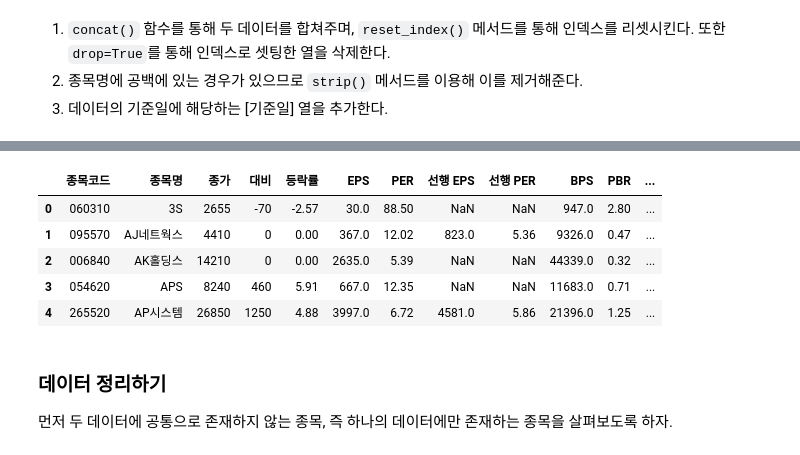
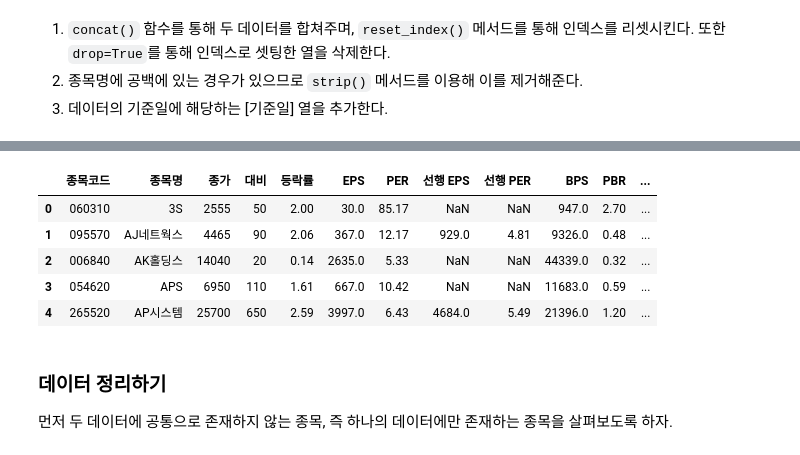
Before and after one commit to restful3/ml4t, a Jupyter notebook: source/파이썬을_이용한_퀀트_투자_포트폴리오_만들기/ch10_국내_주식_데이터_수집_Jtkim.ipynb, the cells around one changed output, grey strips where cells are left out. Saved outputs shown, nothing was run; the diff lists cells and outputs as text; code cells hidden in the pictures.

```diff
--- a/source/파이썬을_이용한_퀀트_투자_포트폴리오_만들기/ch10_국내_주식_데이터_수집_Jtkim.ipynb
+++ b/source/파이썬을_이용한_퀀트_투자_포트폴리오_만들기/ch10_국내_주식_데이터_수집_Jtkim.ipynb
@@ -248,35 +248,35 @@ OTP를 생성하는 부분인 [generate.cmd]를 확인해보면 [Payload] 탭의
 # %%
 import requests as rq
 from io import BytesIO
 import pandas as pd
 
 gen_otp_url = 'http://data.krx.co.kr/comm/fileDn/GenerateOTP/generate.cmd'
 gen_otp_data = {
     'searchType': '1',
     'mktId': 'ALL',
     'trdDd': biz_day,
     'csvxls_isNo': 'false',
     'name': 'fileDown',
     'url': 'dbms/MDC/STAT/standard/MDCSTAT03501'
 }
-headers = {'Referer': 'http://data.krx.co.kr/contents/MDC/MDI/mdiLoader'}
+headers = {'Referer': 'http://data.krx.co.kr/contents/MDC/MDI/mdiLoader','User-Agent': 'Mozilla/5.0'}
 otp = rq.post(gen_otp_url, gen_otp_data, headers=headers).text
 
 down_url = 'http://data.krx.co.kr/comm/fileDn/download_csv/download.cmd'
 krx_ind = rq.post(down_url, {'code': otp}, headers=headers)
 
 krx_ind = pd.read_csv(BytesIO(krx_ind.content), encoding='EUC-KR')
 krx_ind['종목명'] = krx_ind['종목명'].str.strip()
 krx_ind['기준일'] = biz_day
 
 krx_ind.head()
 # %% [output]
 |  | 종목코드 | 종목명 | 종가 | 대비 | 등락률 | EPS | PER | 선행 EPS | 선행 PER | BPS | PBR | ... |
-| 0 | 060310 | 3S | 2655 | -70 | -2.57 | 30.0 | 88.50 | NaN | NaN | 947.0 | 2.80 | ... |
-| 1 | 095570 | AJ네트웍스 | 4410 | 0 | 0.00 | 367.0 | 12.02 | 823.0 | 5.36 | 9326.0 | 0.47 | ... |
-| 2 | 006840 | AK홀딩스 | 14210 | 0 | 0.00 | 2635.0 | 5.39 | NaN | NaN | 44339.0 | 0.32 | ... |
-| 3 | 054620 | APS | 8240 | 460 | 5.91 | 667.0 | 12.35 | NaN | NaN | 11683.0 | 0.71 | ... |
-| 4 | 265520 | AP시스템 | 26850 | 1250 | 4.88 | 3997.0 | 6.72 | 4581.0 | 5.86 | 21396.0 | 1.25 | ... |
+| 0 | 060310 | 3S | 2555 | 50 | 2.00 | 30.0 | 85.17 | NaN | NaN | 947.0 | 2.70 | ... |
+| 1 | 095570 | AJ네트웍스 | 4465 | 90 | 2.06 | 367.0 | 12.17 | 929.0 | 4.81 | 9326.0 | 0.48 | ... |
+| 2 | 006840 | AK홀딩스 | 14040 | 20 | 0.14 | 2635.0 | 5.33 | NaN | NaN | 44339.0 | 0.32 | ... |
+| 3 | 054620 | APS | 6950 | 110 | 1.61 | 667.0 | 10.42 | NaN | NaN | 11683.0 | 0.59 | ... |
+| 4 | 265520 | AP시스템 | 25700 | 650 | 2.59 | 3997.0 | 6.43 | 4684.0 | 5.49 | 21396.0 | 1.20 | ... |
 # %% [markdown]
 ### 데이터 정리하기
 
```
Also changed, not shown: parts of 11 cells of this notebook.
